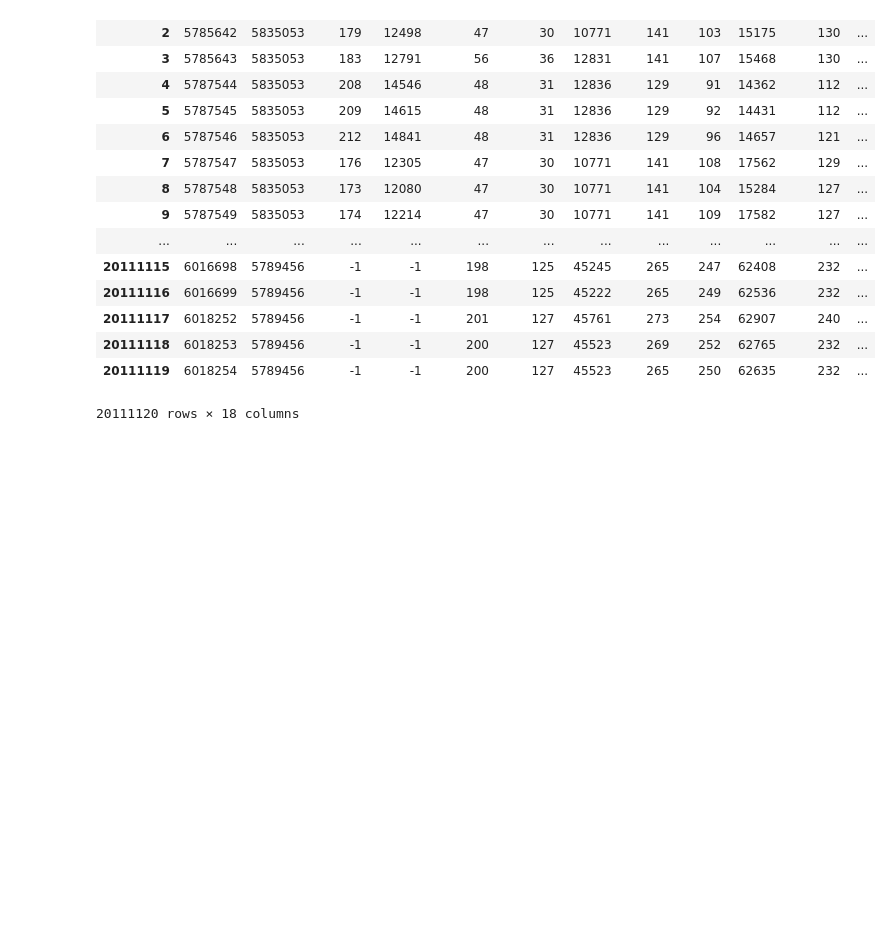
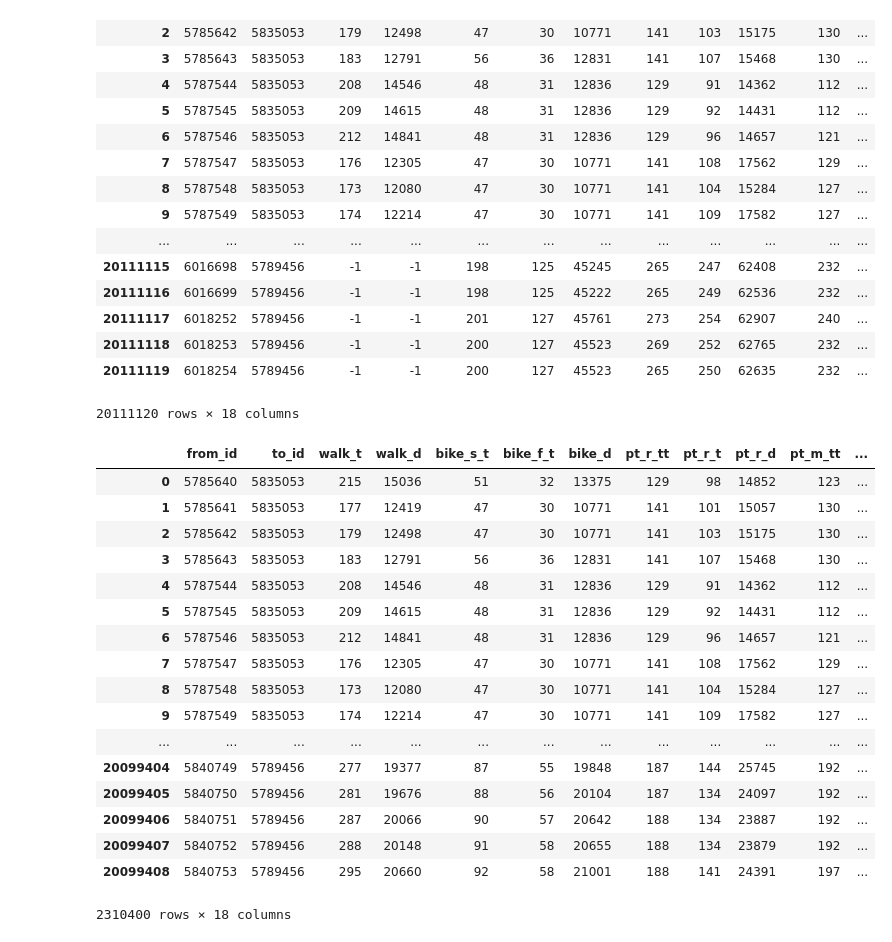
Before and after one commit to parikkap/optimizing, a Jupyter notebook: optimerign_project.ipynb, the cells around one changed output. Saved outputs shown, nothing was run; the diff lists cells and outputs as text; code cells hidden in the pictures; blank space fills up the shorter version.

```diff
--- a/optimerign_project.ipynb
+++ b/optimerign_project.ipynb
@@ -41,3 +39,28 @@ packets_per_car = 20
 # %%
-tempList = []
-tempList= df['to_id']
+toIdList = []
+toIdList= df['to_id']
+# %%
+toIdListWithoutDup = []
+toIdListWithoutDup = set(tempList)
+# %%
+df2= df[df.from_id.isin(toIdListWithoutDup)]
+df2
+# %% [output]
+|  | from_id | to_id | walk_t | walk_d | bike_s_t | bike_f_t | bike_d | pt_r_tt | pt_r_t | pt_r_d | pt_m_tt | ... |
+| 0 | 5785640 | 5835053 | 215 | 15036 | 51 | 32 | 13375 | 129 | 98 | 14852 | 123 | ... |
+| 1 | 5785641 | 5835053 | 177 | 12419 | 47 | 30 | 10771 | 141 | 101 | 15057 | 130 | ... |
+| 2 | 5785642 | 5835053 | 179 | 12498 | 47 | 30 | 10771 | 141 | 103 | 15175 | 130 | ... |
+| 3 | 5785643 | 5835053 | 183 | 12791 | 56 | 36 | 12831 | 141 | 107 | 15468 | 130 | ... |
+| 4 | 5787544 | 5835053 | 208 | 14546 | 48 | 31 | 12836 | 129 | 91 | 14362 | 112 | ... |
+| 5 | 5787545 | 5835053 | 209 | 14615 | 48 | 31 | 12836 | 129 | 92 | 14431 | 112 | ... |
+| 6 | 5787546 | 5835053 | 212 | 14841 | 48 | 31 | 12836 | 129 | 96 | 14657 | 121 | ... |
+| 7 | 5787547 | 5835053 | 176 | 12305 | 47 | 30 | 10771 | 141 | 108 | 17562 | 129 | ... |
+| 8 | 5787548 | 5835053 | 173 | 12080 | 47 | 30 | 10771 | 141 | 104 | 15284 | 127 | ... |
+| 9 | 5787549 | 5835053 | 174 | 12214 | 47 | 30 | 10771 | 141 | 109 | 17582 | 127 | ... |
+| ... | ... | ... | ... | ... | ... | ... | ... | ... | ... | ... | ... | ... |
+| 20099404 | 5840749 | 5789456 | 277 | 19377 | 87 | 55 | 19848 | 187 | 144 | 25745 | 192 | ... |
+| 20099405 | 5840750 | 5789456 | 281 | 19676 | 88 | 56 | 20104 | 187 | 134 | 24097 | 192 | ... |
+| 20099406 | 5840751 | 5789456 | 287 | 20066 | 90 | 57 | 20642 | 188 | 134 | 23887 | 192 | ... |
+| 20099407 | 5840752 | 5789456 | 288 | 20148 | 91 | 58 | 20655 | 188 | 134 | 23879 | 192 | ... |
+| 20099408 | 5840753 | 5789456 | 295 | 20660 | 92 | 58 | 21001 | 188 | 141 | 24391 | 197 | ... |
+2310400 rows × 18 columns
```
Also changed, not shown: parts of 1 cell of this notebook.
